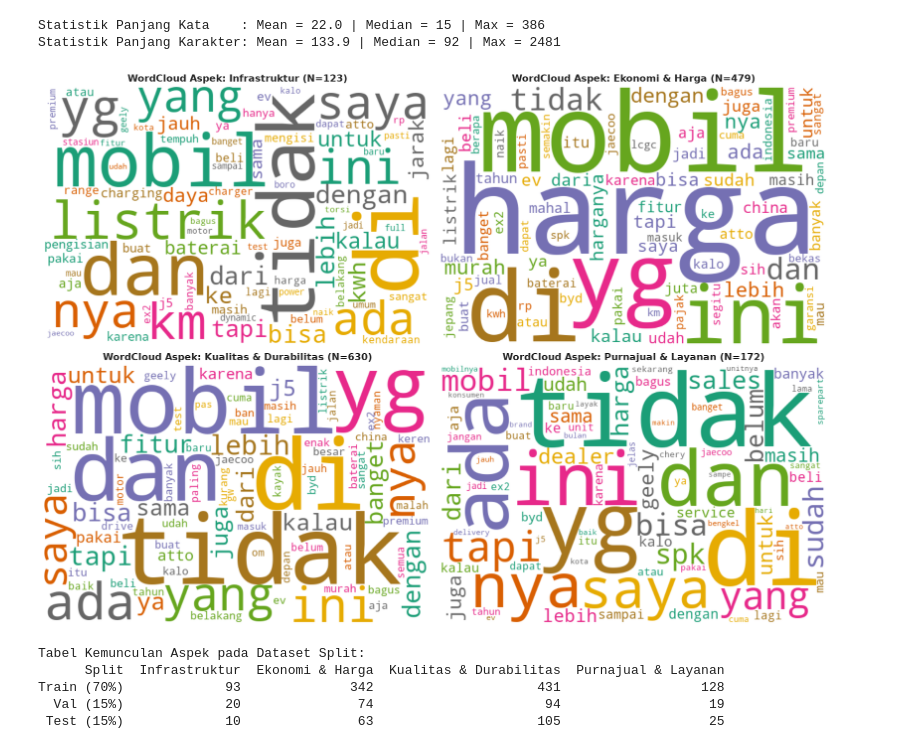
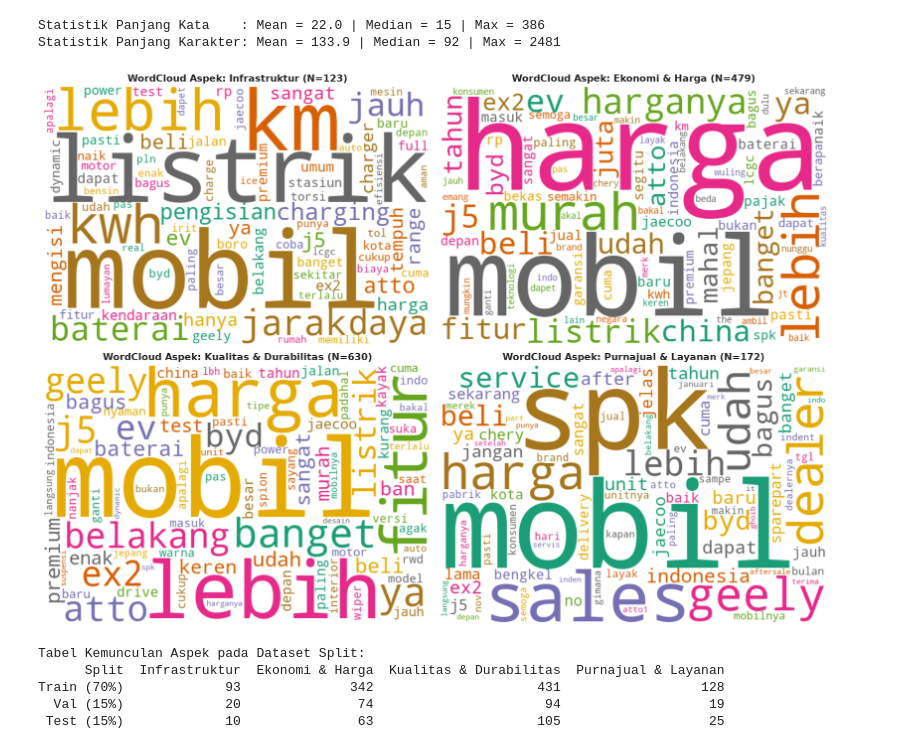
Before and after one commit to wicaksonohanif/aspect_based_SA_EV, a Jupyter notebook: notebooks/03_eda_labeled_dataset.ipynb, the cells around one changed output. Saved outputs shown, nothing was run; the diff lists cells and outputs as text; code cells hidden in the pictures.

Commit message:
style: filter stopwords for WordCloud in EDA notebook 03

```diff
--- a/notebooks/03_eda_labeled_dataset.ipynb
+++ b/notebooks/03_eda_labeled_dataset.ipynb
@@ -194,32 +194,44 @@ print(f"Statistik Panjang Karakter: Mean = {df_valid['char_length'].mean():.1f}
 Statistik Panjang Kata    : Mean = 22.0 | Median = 15 | Max = 386
 Statistik Panjang Karakter: Mean = 133.9 | Median = 92 | Max = 2481
 # %%
-# 5. Visualisasi WordCloud Kata Kunci per Aspek
+# 5. Visualisasi WordCloud Kata Kunci per Aspek (Filtered Stopwords untuk Visualisasi)
+# Daftar Stopwords khusus visualisasi (TIDAK mengubah dataset asli)
+VISUALIZATION_STOPWORDS = set([
+    'yang', 'yg', 'nya', 'di', 'ke', 'dan', 'ini', 'itu', 'ada', 'sudah', 'bisa', 'banyak',
+    'lagi', 'sama', 'kalau', 'kalo', 'akan', 'jadi', 'bikin', 'dari', 'pada', 'buat', 'saja',
+    'aja', 'atau', 'dengan', 'untuk', 'lah', 'pun', 'kan', 'kah', 'deh', 'dong', 'kok', 'juga',
+    'masih', 'belum', 'harus', 'gak', 'ga', 'ngga', 'nggak', 'tidak', 'tak', 'gk', 'apa', 'tapi',
+    'tetap', 'biar', 'pakai', 'pake', 'mau', 'orang', 'sih', 'lu', 'gue', 'gw',
+    'gua', 'dia', 'mereka', 'kita', 'kamu', 'anda', 'saya', 'aku', 'sy', 'om', 'bang', 'min',
+    'bro', 'bos', 'gan', 'sist', 'kak', 'bapak', 'ibu', 'pak', 'bu', 'terus',
+    'seperti', 'karena', 'sampai', 'jika', 'bila', 'semua', 'hal', 'bahkan', 'secara', 'malah',
+    'sebab', 'oleh', 'serta', 'tersebut', 'tentang', 'bahwa', 'apabila', 'kalau'
+])
+
 fig, axes = plt.subplots(2, 2, figsize=(14, 10))
 axes = axes.flatten()
-
-bg_colors = ['#f8f9fa', '#fff5f5', '#f0fff4', '#f0f8ff']
 
 for idx, (col, name) in enumerate(aspect_names.items()):
     aspect_texts = df_valid[df_valid[col].notnull()]['text_cleaned'].astype(str)
     combined_text = " ".join(aspect_texts)
 
     wordcloud = WordCloud(
         width=600, height=400,
         background_color='white',
         colormap='Dark2',
         max_words=80,
-        collocations=False
+        collocations=False,
+        stopwords=VISUALIZATION_STOPWORDS
     ).generate(combined_text)
 
     axes[idx].imshow(wordcloud, interpolation='bilinear')
     axes[idx].set_title(f"WordCloud Aspek: {name} (N={len(aspect_texts)})", fontsize=12, fontweight='bold')
     axes[idx].axis('off')
 
 plt.tight_layout()
 plt.show()
 # %% [output]
-[figure, old version]
+[figure, new version]
 # %%
 # 6. Verifikasi Keseimbangan Distribusi Aspek pada Train, Val, & Test Split
 def get_split_aspect_counts(df, split_name):
```
Also changed, not shown: 1 other file.
